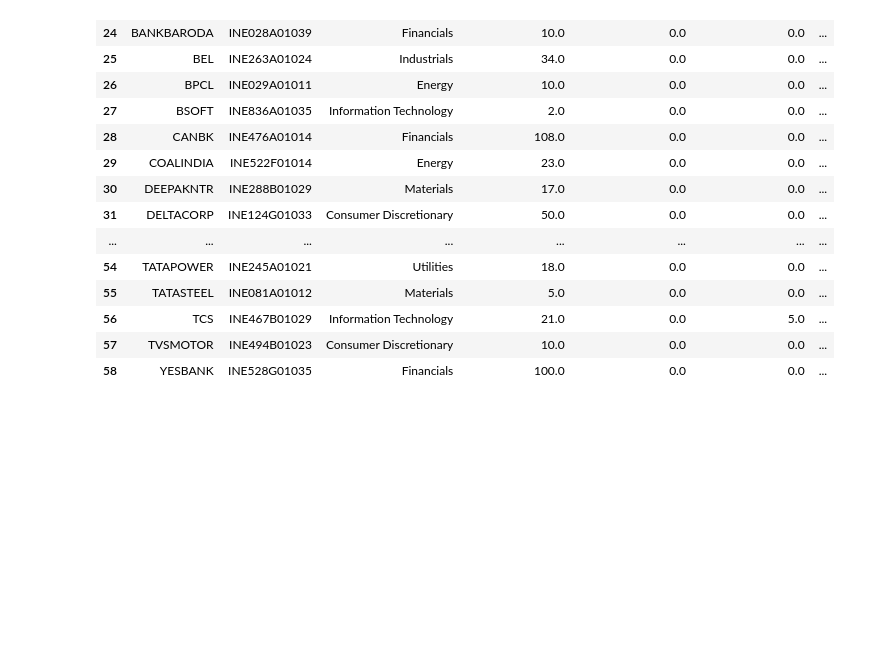
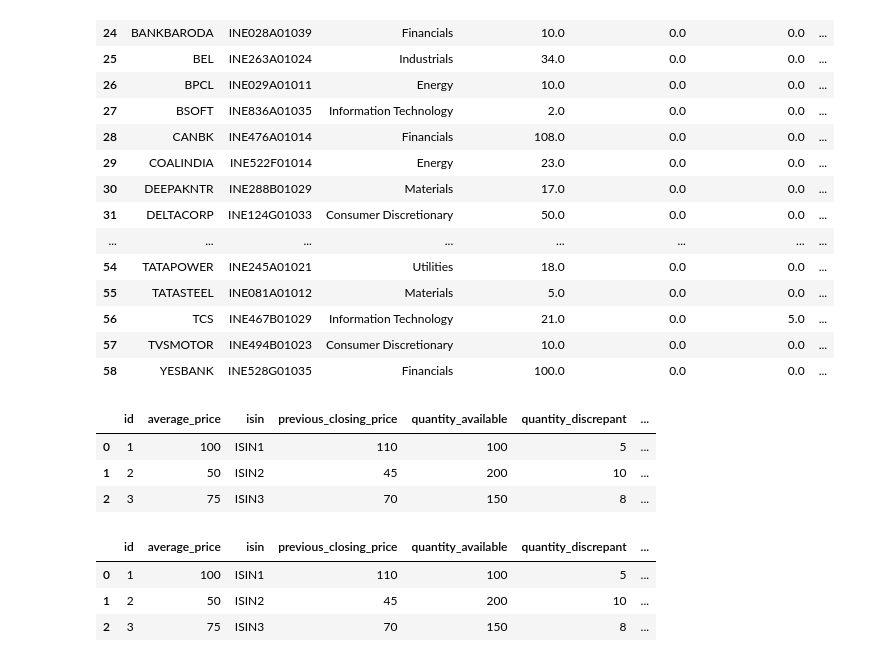
Before and after one commit to sid7631/omni, a Jupyter notebook: back/preprocessing/shares.ipynb, the cells around one changed output. Cells and saved outputs as stored; diff of their text form; code cells hidden in the pictures; blank space fills up the shorter version.

```diff
--- a/back/preprocessing/shares.ipynb
+++ b/back/preprocessing/shares.ipynb
@@ -32,3 +32,45 @@ equity
 | 56 | TCS | INE467B01029 | Information Technology | 21.0 | 0.0 | 5.0 | ... |
 | 57 | TVSMOTOR | INE494B01023 | Consumer Discretionary | 10.0 | 0.0 | 0.0 | ... |
 | 58 | YESBANK | INE528G01035 | Financials | 100.0 | 0.0 | 0.0 | ... |
+# %%
+import pandas as pd
+import numpy as np
+from datetime import datetime
+
+# Assuming you have a DataFrame 'df' with your portfolio data
+# You can read data from the database using appropriate methods
+
+# Sample data loading (replace this with your database query)
+# df = pd.read_sql_query("SELECT * FROM your_table;", your_database_connection)
+
+# Sample DataFrame creation for illustration purposes
+data = {
+    'id': [1, 2, 3],
+    'average_price': [100, 50, 75],
+    'isin': ['ISIN1', 'ISIN2', 'ISIN3'],
+    'previous_closing_price': [110, 45, 70],
+    'quantity_available': [100, 200, 150],
+    'quantity_discrepant': [5, 10, 8],
+    'quantity_long_term': [20, 30, 25],
+    'quantity_pledged_loan': [0, 15, 5],
+    'quantity_pledged_margin': [10, 20, 15],
+    'record_date': ['2023-01-01', '2023-01-02', '2023-01-03'],
+    'sector': ['Tech', 'Finance', 'Health'],
+    'symbol': ['AAPL', 'JPM', 'PFE'],
+    'unrealized_pl': [500, -200, 100],
+    'unrealized_pl_pct': [0.05, -0.04, 0.02],
+    'load_dt': ['2023-01-05', '2023-01-05', '2023-01-05'],
+    'user_name': ['user1', 'user2', 'user3'],
+    'created_by': ['script', 'script', 'script']
+}
+
+df = pd.DataFrame(data)
+df['record_date'] = pd.to_datetime(df['record_date'])
+df['load_dt'] = pd.to_datetime(df['load_dt'])
+# %%
+df
+# %% [output]
+|  | id | average_price | isin | previous_closing_price | quantity_available | quantity_discrepant | ... |
+| 0 | 1 | 100 | ISIN1 | 110 | 100 | 5 | ... |
+| 1 | 2 | 50 | ISIN2 | 45 | 200 | 10 | ... |
+| 2 | 3 | 75 | ISIN3 | 70 | 150 | 8 | ... |
@@ -34,0 +106,7 @@ equity
+# %%
+df
+# %% [output]
+|  | id | average_price | isin | previous_closing_price | quantity_available | quantity_discrepant | ... |
+| 0 | 1 | 100 | ISIN1 | 110 | 100 | 5 | ... |
+| 1 | 2 | 50 | ISIN2 | 45 | 200 | 10 | ... |
+| 2 | 3 | 75 | ISIN3 | 70 | 150 | 8 | ... |
```
Also changed, not shown: parts of 9 cells of this notebook, 28 other files.
